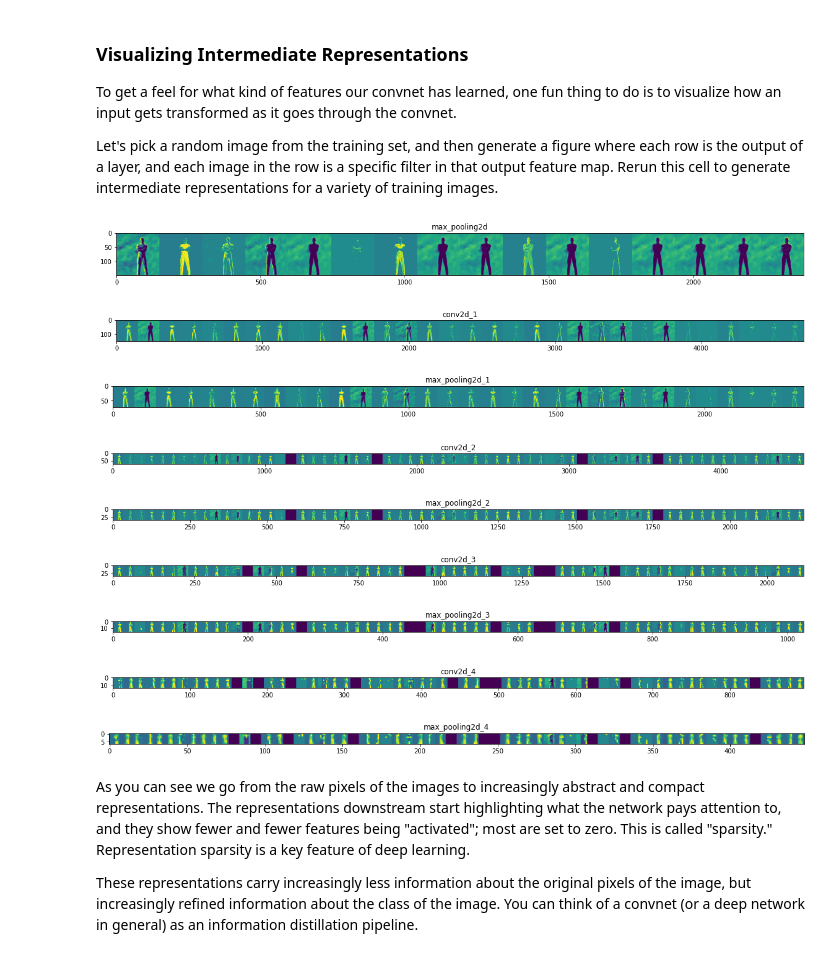
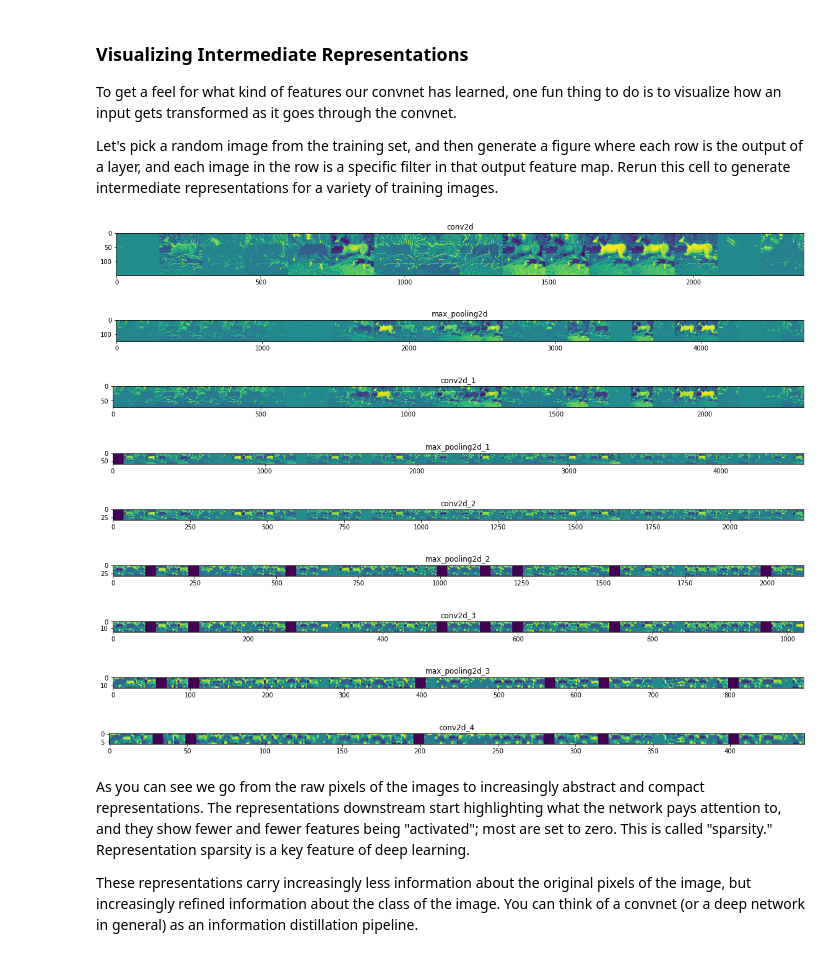
Before and after one commit to dpant/TensorFlow, a Jupyter notebook: Course1/HorseVsHumanClassificationValidation - Notebook.ipynb, the cells around one changed output. Cells and saved outputs as stored; diff of their text form; code cells hidden in the pictures.

```diff
--- a/Course1/HorseVsHumanClassificationValidation - Notebook.ipynb
+++ b/Course1/HorseVsHumanClassificationValidation - Notebook.ipynb
@@ -347,43 +347,43 @@ x /= 255
 successive_feature_maps = visualization_model.predict(x)
 
 # These are the names of the layers, so can have them as part of our plot
-layer_names = [layer.name for layer in model.layers[1:]]
+layer_names = [layer.name for layer in model.layers[:]]
 
 # Now let's display our representations
 for layer_name, feature_map in zip(layer_names, successive_feature_maps):
   if len(feature_map.shape) == 4:
     # Just do this for the conv / maxpool layers, not the fully-connected layers
     n_features = feature_map.shape[-1]  # number of features in feature map
     # The feature map has shape (1, size, size, n_features)
     size = feature_map.shape[1]
     # We will tile our images in this matrix
     display_grid = np.zeros((size, size * n_features))
     for i in range(n_features):
       # Postprocess the feature to make it visually palatable
       x = feature_map[0, :, :, i]
       x -= x.mean()
       x /= x.std()
       x *= 64
       x += 128
       x = np.clip(x, 0, 255).astype('uint8')
       # We'll tile each filter into this big horizontal grid
       display_grid[:, i * size : (i + 1) * size] = x
     # Display the grid
     scale = 20. / n_features
     plt.figure(figsize=(scale * n_features, scale))
     plt.title(layer_name)
     plt.grid(False)
     plt.imshow(display_grid, aspect='auto', cmap='viridis')
 # %% [output]
-[figure, old version]
+[figure, new version]
-[figure, old version]
+[figure, new version]
-[figure, old version]
+[figure, new version]
-[figure, old version]
+[figure, new version]
-[figure, old version]
+[figure, new version]
-[figure, old version]
+[figure, new version]
-[figure, old version]
+[figure, new version]
-[figure, old version]
+[figure, new version]
-[figure, old version]
+[figure, new version]
 # %% [markdown]
 As you can see we go from the raw pixels of the images to increasingly abstract and compact representations. The representations downstream start highlighting what the network pays attention to, and they show fewer and fewer features being "activated"; most are set to zero. This is called "sparsity." Representation sparsity is a key feature of deep learning.
 
```
Also changed, not shown: parts of 4 cells of this notebook.
